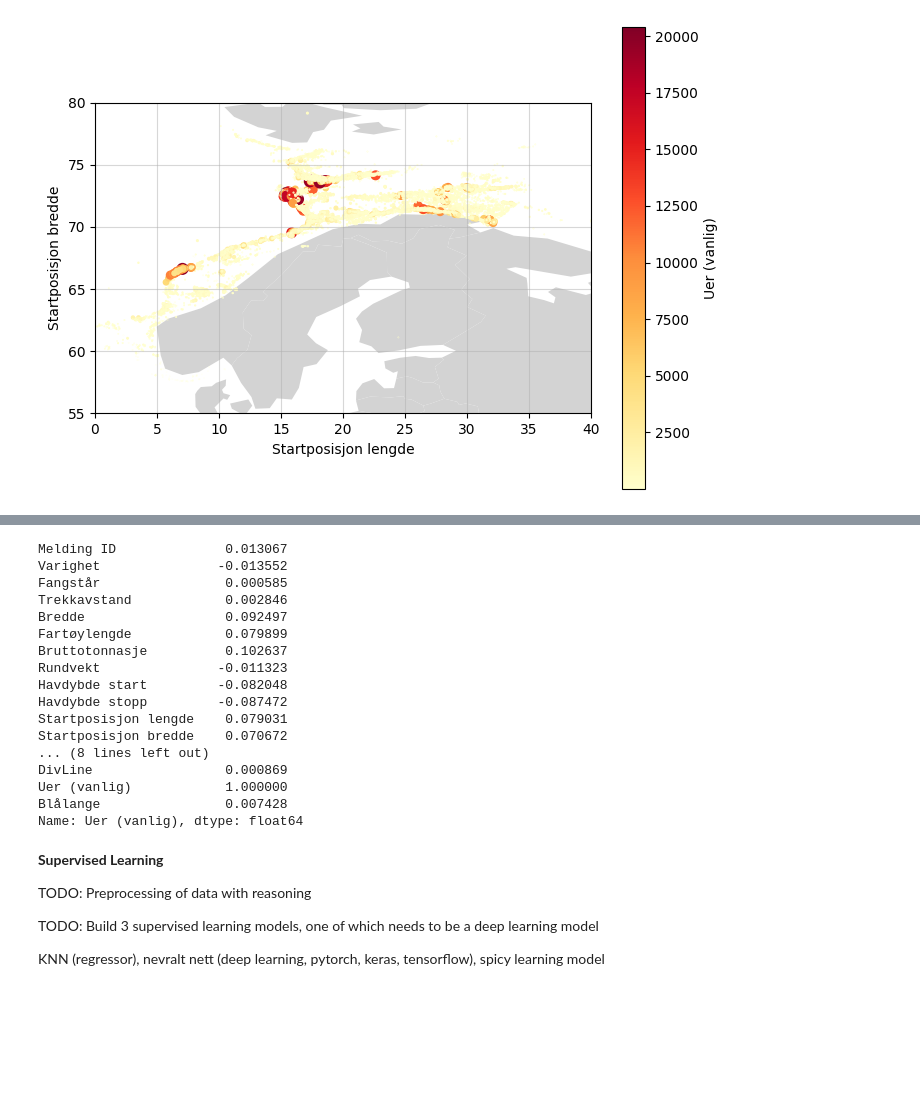
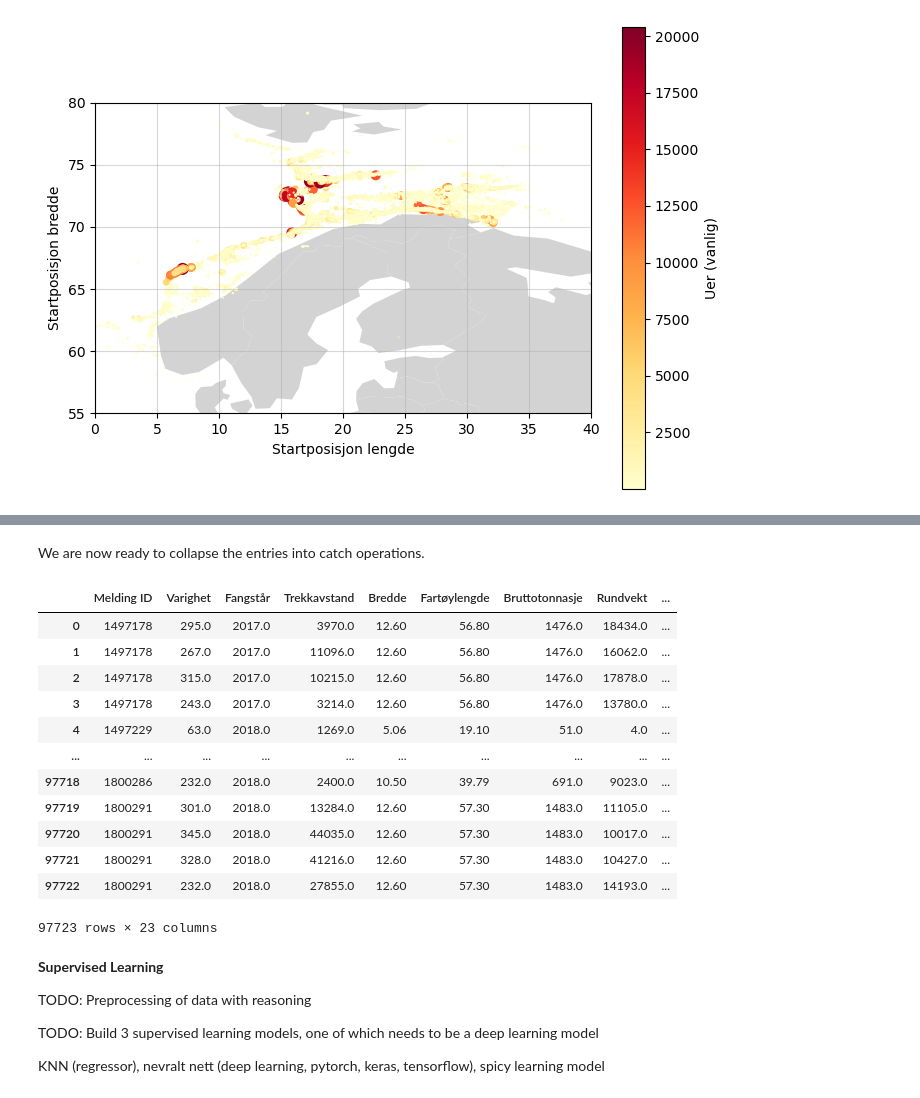
Before and after one commit to ThomasNicolai/info284groupexam, a Jupyter notebook: groupexam.ipynb, the cells around one changed output, grey strips where cells are left out. Cells and saved outputs as stored; diff of their text form; code cells hidden in the pictures; blank space fills up the shorter version.

```diff
--- a/groupexam.ipynb
+++ b/groupexam.ipynb
@@ -162,12 +190,12 @@ catch_dict = {
         "Fartøylengde" : "mean",
         "Bruttotonnasje": "mean",
         "Rundvekt": "sum",
-        "Havdybde start": "sum",
-        "Havdybde stopp": "sum",
-        "Startposisjon lengde": "sum",
-        "Startposisjon bredde": "sum",
-        "Stopposisjon lengde": "sum",
-        "Stopposisjon bredde": "sum",
+        "Havdybde start": "mean",
+        "Havdybde stopp": "mean",
+        "Startposisjon lengde": "mean",
+        "Startposisjon bredde": "mean",
+        "Stopposisjon lengde": "mean",
+        "Stopposisjon bredde": "mean",
 
     }
-master_dict = {**catch_dict, **tool_dict, **species_dict }
+master_dict = {**catch_dict, **tool_dict, **species_dict}
@@ -308,23 +293,26 @@ plt.show()
-# %%
-grouped.corr(method="pearson", numeric_only=True)["Uer (vanlig)"]
-# %% [output]
-Melding ID              0.013067
-Varighet               -0.013552
-Fangstår                0.000585
-Trekkavstand            0.002846
-Bredde                  0.092497
-Fartøylengde            0.079899
-Bruttotonnasje          0.102637
-Rundvekt               -0.011323
-Havdybde start         -0.082048
-Havdybde stopp         -0.087472
-Startposisjon lengde    0.079031
-Startposisjon bredde    0.070672
-... (8 lines left out)
-DivLine                 0.000869
-Uer (vanlig)            1.000000
-Blålange                0.007428
-Name: Uer (vanlig), dtype: float64
+# %% [markdown]
+We are now ready to collapse the entries into catch operations.
+# %%
+
+df_processed = df.groupby(by=["Melding ID", "Starttidspunkt", "Stopptidspunkt"]).agg(master_dict).reset_index()
+
+df_processed =  df_processed.drop(columns=['Starttidspunkt','Stopptidspunkt'])
+df_processed.shape
+df_processed
+# %% [output]
+|  | Melding ID | Varighet | Fangstår | Trekkavstand | Bredde | Fartøylengde | Bruttotonnasje | Rundvekt | ... |
+| 0 | 1497178 | 295.0 | 2017.0 | 3970.0 | 12.60 | 56.80 | 1476.0 | 18434.0 | ... |
+| 1 | 1497178 | 267.0 | 2017.0 | 11096.0 | 12.60 | 56.80 | 1476.0 | 16062.0 | ... |
+| 2 | 1497178 | 315.0 | 2017.0 | 10215.0 | 12.60 | 56.80 | 1476.0 | 17878.0 | ... |
+| 3 | 1497178 | 243.0 | 2017.0 | 3214.0 | 12.60 | 56.80 | 1476.0 | 13780.0 | ... |
+| 4 | 1497229 | 63.0 | 2018.0 | 1269.0 | 5.06 | 19.10 | 51.0 | 4.0 | ... |
+| ... | ... | ... | ... | ... | ... | ... | ... | ... | ... |
+| 97718 | 1800286 | 232.0 | 2018.0 | 2400.0 | 10.50 | 39.79 | 691.0 | 9023.0 | ... |
+| 97719 | 1800291 | 301.0 | 2018.0 | 13284.0 | 12.60 | 57.30 | 1483.0 | 11105.0 | ... |
+| 97720 | 1800291 | 345.0 | 2018.0 | 44035.0 | 12.60 | 57.30 | 1483.0 | 10017.0 | ... |
+| 97721 | 1800291 | 328.0 | 2018.0 | 41216.0 | 12.60 | 57.30 | 1483.0 | 10427.0 | ... |
+| 97722 | 1800291 | 232.0 | 2018.0 | 27855.0 | 12.60 | 57.30 | 1483.0 | 14193.0 | ... |
+97723 rows × 23 columns
 # %% [markdown]
 **Supervised Learning**
 
```
Also changed, not shown: parts of 25 cells of this notebook.
